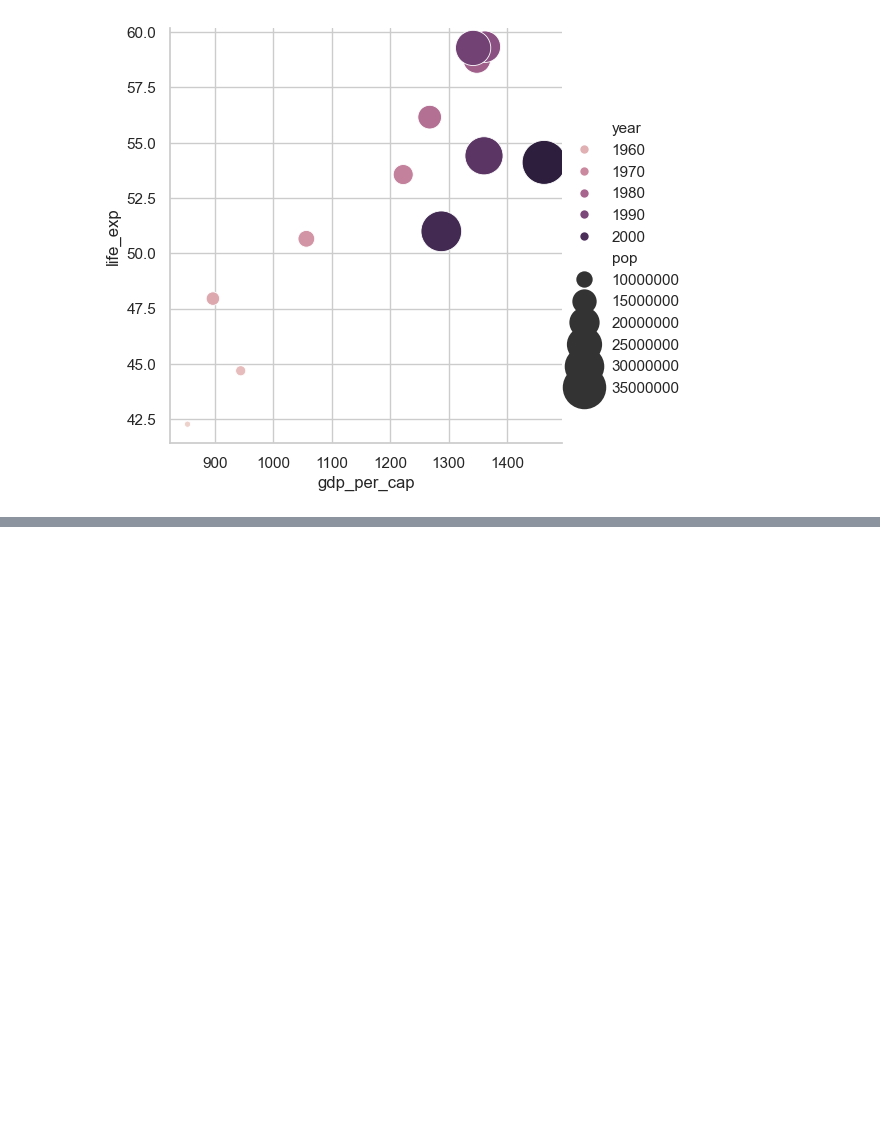
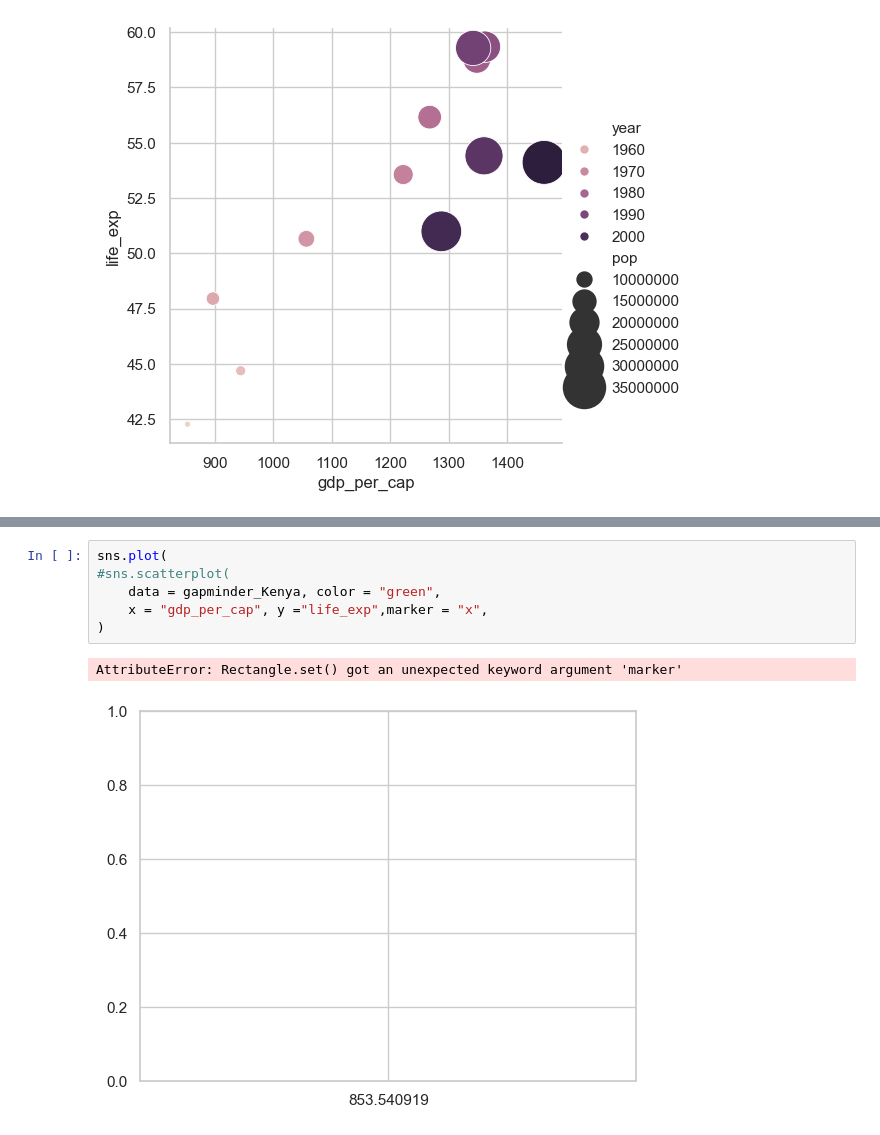
Before and after one commit to Joy-ne-r/CSAA-Python-for-Data-Science, a Jupyter notebook: notebooks/Data_visualization.ipynb, the cells around one changed output, grey strips where cells are left out. Saved outputs shown, nothing was run; the diff lists cells and outputs as text; blank space fills up the shorter version.

```diff
--- a/notebooks/Data_visualization.ipynb
+++ b/notebooks/Data_visualization.ipynb
@@ -385,0 +386,9 @@ sns.lineplot(
+# %%
+sns.plot(
+#sns.scatterplot(
+    data = gapminder_Kenya, color = "green",
+    x = "gdp_per_cap", y ="life_exp",marker = "x",
+)
+# %% [output]
+AttributeError: Rectangle.set() got an unexpected keyword argument 'marker'
+[figure, added]
```
Also changed, not shown: parts of 1 cell of this notebook.
